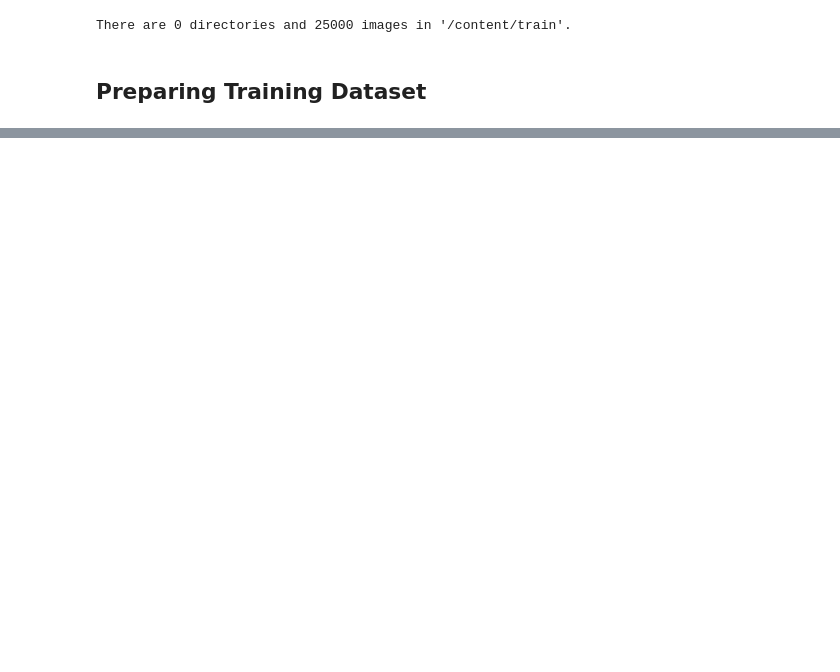
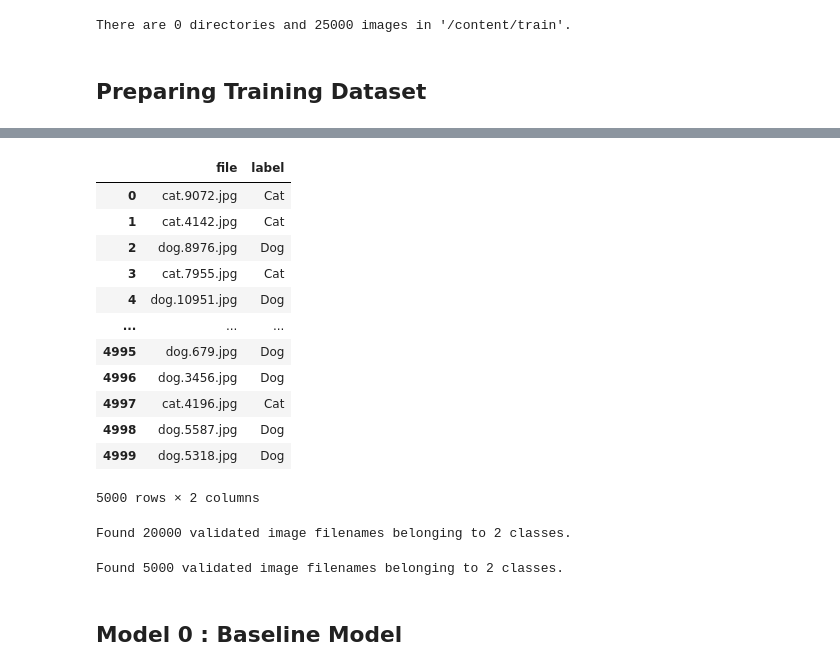
Before and after one commit to ShyamSundhar1411/My-ML-Notebooks, a Jupyter notebook: Computer Vision/Cats_vs_Dogs_Dataset.ipynb, the cells around one changed output, grey strips where cells are left out. Cells and saved outputs as stored; diff of their text form; code cells hidden in the pictures; blank space fills up the shorter version.

```diff
--- a/Computer Vision/Cats_vs_Dogs_Dataset.ipynb
+++ b/Computer Vision/Cats_vs_Dogs_Dataset.ipynb
@@ -139,0 +153,5 @@ cat.714.jpg
+# %%
+dataset = dataset.replace({0:'Dog',1:'Cat'})
+# %%
+from sklearn.model_selection import train_test_split
+train_dataset,validate_dataset = train_test_split(dataset,test_size = 0.2)
@@ -139,0 +160,35 @@ cat.714.jpg
+# %%
+validate_dataset.reset_index(inplace = True,drop = True)
+# %%
+validate_dataset
+# %% [output]
+|  | file | label |
+| 0 | cat.9072.jpg | Cat |
+| 1 | cat.4142.jpg | Cat |
+| 2 | dog.8976.jpg | Dog |
+| 3 | cat.7955.jpg | Cat |
+| 4 | dog.10951.jpg | Dog |
+| ... | ... | ... |
+| 4995 | dog.679.jpg | Dog |
+| 4996 | dog.3456.jpg | Dog |
+| 4997 | cat.4196.jpg | Cat |
+| 4998 | dog.5587.jpg | Dog |
+| 4999 | dog.5318.jpg | Dog |
+5000 rows × 2 columns
+# %%
+from tensorflow.keras.preprocessing.image import ImageDataGenerator
+
+train_data_generator = ImageDataGenerator(rescale = 1./255)
+validation_data_generator = ImageDataGenerator(rescale = 1./255)
+train_dir = 'train/'
+train_data = train_data_generator.flow_from_dataframe(train_dataset,train_dir,x_col='file',
+    y_col='label',batch_size = 32,seed = 42,class_model = 'categorical',target_size = (224,224))
+# %% [output]
+Found 20000 validated image filenames belonging to 2 classes.
+# %%
+validation_data = validation_data_generator.flow_from_dataframe(validate_dataset,train_dir,x_col='file',
+    y_col='label',batch_size = 32,seed = 42,class_model = 'categorical',target_size = (224,224))
+# %% [output]
+Found 5000 validated image filenames belonging to 2 classes.
+# %% [markdown]
+## Model 0 : Baseline Model
```
Also changed, not shown: parts of 11 cells of this notebook.
